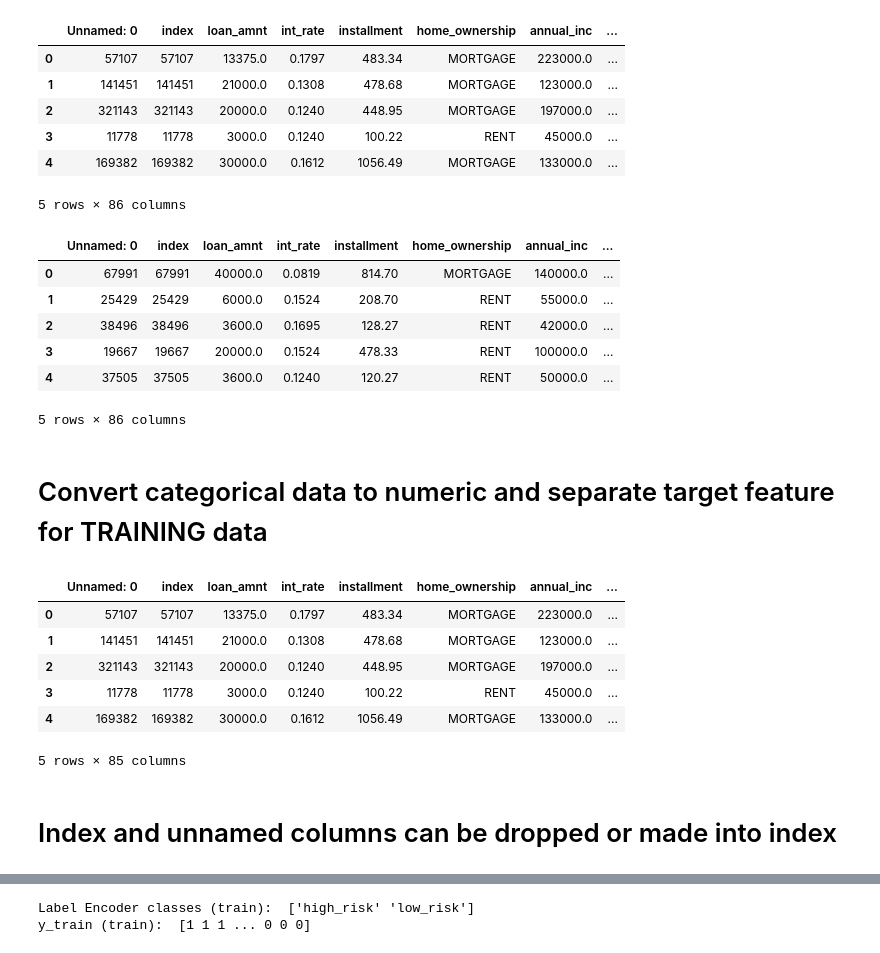
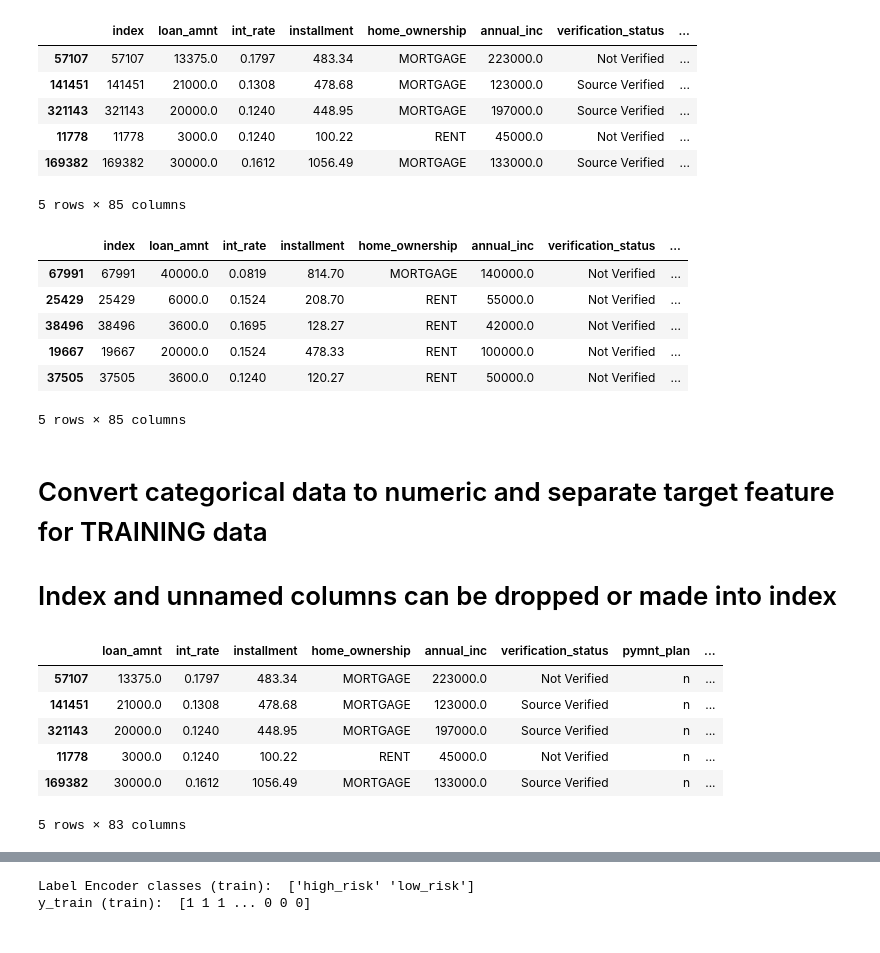
Before and after one commit to githotirado/predict-credit-risk, a Jupyter notebook: Credit Risk Evaluator.ipynb, the cells around one changed output, grey strips where cells are left out. Cells and saved outputs as stored; diff of their text form; code cells hidden in the pictures.

```diff
--- a/Credit Risk Evaluator.ipynb
+++ b/Credit Risk Evaluator.ipynb
@@ -3,43 +3,43 @@ import numpy as np
 import pandas as pd
 from pathlib import Path
 # %%
-train_df = pd.read_csv(Path('Resources/2019loans.csv'))
-test_df = pd.read_csv(Path('Resources/2020Q1loans.csv'))
+# Read CSV files, remove unnamed column
+train_df = pd.read_csv(Path('Resources/2019loans.csv'), index_col=0)
+test_df = pd.read_csv(Path('Resources/2020Q1loans.csv'), index_col=0)
 # %%
 train_df.head()
 # %% [output]
-|  | Unnamed: 0 | index | loan_amnt | int_rate | installment | home_ownership | annual_inc | ... |
-| 0 | 57107 | 57107 | 13375.0 | 0.1797 | 483.34 | MORTGAGE | 223000.0 | ... |
-| 1 | 141451 | 141451 | 21000.0 | 0.1308 | 478.68 | MORTGAGE | 123000.0 | ... |
-| 2 | 321143 | 321143 | 20000.0 | 0.1240 | 448.95 | MORTGAGE | 197000.0 | ... |
-| 3 | 11778 | 11778 | 3000.0 | 0.1240 | 100.22 | RENT | 45000.0 | ... |
-| 4 | 169382 | 169382 | 30000.0 | 0.1612 | 1056.49 | MORTGAGE | 133000.0 | ... |
+|  | index | loan_amnt | int_rate | installment | home_ownership | annual_inc | verification_status | ... |
+| 57107 | 57107 | 13375.0 | 0.1797 | 483.34 | MORTGAGE | 223000.0 | Not Verified | ... |
+| 141451 | 141451 | 21000.0 | 0.1308 | 478.68 | MORTGAGE | 123000.0 | Source Verified | ... |
+| 321143 | 321143 | 20000.0 | 0.1240 | 448.95 | MORTGAGE | 197000.0 | Source Verified | ... |
+| 11778 | 11778 | 3000.0 | 0.1240 | 100.22 | RENT | 45000.0 | Not Verified | ... |
+| 169382 | 169382 | 30000.0 | 0.1612 | 1056.49 | MORTGAGE | 133000.0 | Source Verified | ... |
-5 rows × 86 columns
+5 rows × 85 columns
 # %%
 test_df.head()
 # %% [output]
-|  | Unnamed: 0 | index | loan_amnt | int_rate | installment | home_ownership | annual_inc | ... |
-| 0 | 67991 | 67991 | 40000.0 | 0.0819 | 814.70 | MORTGAGE | 140000.0 | ... |
-| 1 | 25429 | 25429 | 6000.0 | 0.1524 | 208.70 | RENT | 55000.0 | ... |
-| 2 | 38496 | 38496 | 3600.0 | 0.1695 | 128.27 | RENT | 42000.0 | ... |
-| 3 | 19667 | 19667 | 20000.0 | 0.1524 | 478.33 | RENT | 100000.0 | ... |
-| 4 | 37505 | 37505 | 3600.0 | 0.1240 | 120.27 | RENT | 50000.0 | ... |
+|  | index | loan_amnt | int_rate | installment | home_ownership | annual_inc | verification_status | ... |
+| 67991 | 67991 | 40000.0 | 0.0819 | 814.70 | MORTGAGE | 140000.0 | Not Verified | ... |
+| 25429 | 25429 | 6000.0 | 0.1524 | 208.70 | RENT | 55000.0 | Not Verified | ... |
+| 38496 | 38496 | 3600.0 | 0.1695 | 128.27 | RENT | 42000.0 | Not Verified | ... |
+| 19667 | 19667 | 20000.0 | 0.1524 | 478.33 | RENT | 100000.0 | Not Verified | ... |
+| 37505 | 37505 | 3600.0 | 0.1240 | 120.27 | RENT | 50000.0 | Not Verified | ... |
-5 rows × 86 columns
+5 rows × 85 columns
 # %% [markdown]
 # Convert categorical data to numeric and separate target feature for TRAINING data
+# Index and unnamed columns can be dropped or made into index
 # %%
 from sklearn.preprocessing import StandardScaler, MinMaxScaler, LabelEncoder
 # %%
-# Create the X feature vector (train data)
-X_train = train_df.drop('loan_status', axis=1)
+# Create the X feature vector (train data), dropping the label feature and index column
+X_train = train_df.drop(columns=["loan_status", "index"])
 X_train.head()
 # %% [output]
-|  | Unnamed: 0 | index | loan_amnt | int_rate | installment | home_ownership | annual_inc | ... |
-| 0 | 57107 | 57107 | 13375.0 | 0.1797 | 483.34 | MORTGAGE | 223000.0 | ... |
-| 1 | 141451 | 141451 | 21000.0 | 0.1308 | 478.68 | MORTGAGE | 123000.0 | ... |
-| 2 | 321143 | 321143 | 20000.0 | 0.1240 | 448.95 | MORTGAGE | 197000.0 | ... |
-| 3 | 11778 | 11778 | 3000.0 | 0.1240 | 100.22 | RENT | 45000.0 | ... |
-| 4 | 169382 | 169382 | 30000.0 | 0.1612 | 1056.49 | MORTGAGE | 133000.0 | ... |
+|  | loan_amnt | int_rate | installment | home_ownership | annual_inc | verification_status | pymnt_plan | ... |
+| 57107 | 13375.0 | 0.1797 | 483.34 | MORTGAGE | 223000.0 | Not Verified | n | ... |
+| 141451 | 21000.0 | 0.1308 | 478.68 | MORTGAGE | 123000.0 | Source Verified | n | ... |
+| 321143 | 20000.0 | 0.1240 | 448.95 | MORTGAGE | 197000.0 | Source Verified | n | ... |
+| 11778 | 3000.0 | 0.1240 | 100.22 | RENT | 45000.0 | Not Verified | n | ... |
+| 169382 | 30000.0 | 0.1612 | 1056.49 | MORTGAGE | 133000.0 | Source Verified | n | ... |
-5 rows × 85 columns
+5 rows × 83 columns
-# %% [markdown]
-# Index and unnamed columns can be dropped or made into index
```
Also changed, not shown: parts of 15 cells of this notebook.
